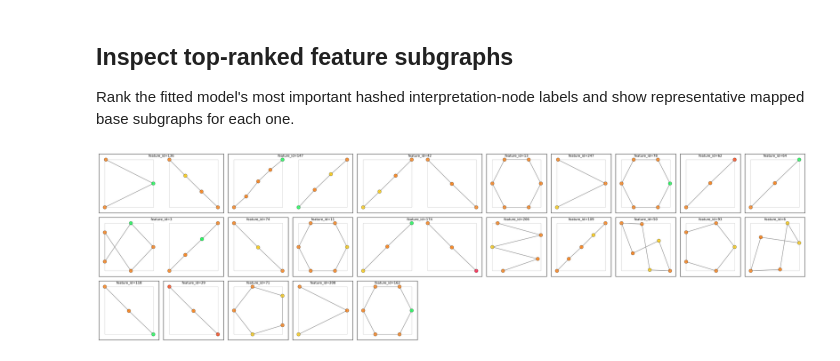
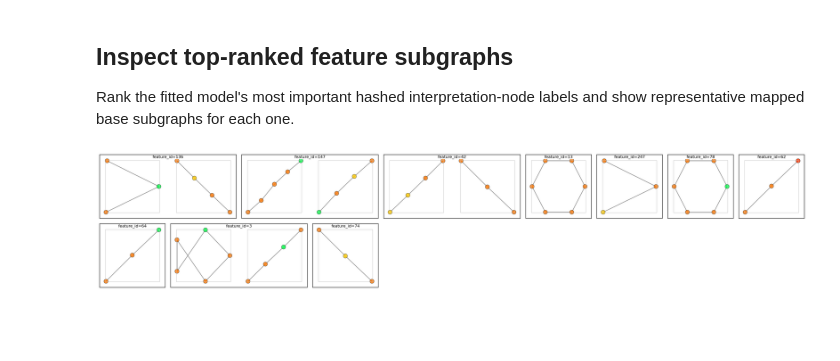
Before and after one commit to fabriziocosta/abstractgraph-ml, a Jupyter notebook: notebooks/examples/example_importance_feature_analysis.ipynb, the cells around one changed output. Drawn from its saved outputs; the diff is of its cells as text; code cells hidden in the pictures; blank space fills up the shorter version.

```diff
--- a/notebooks/examples/example_importance_feature_analysis.ipynb
+++ b/notebooks/examples/example_importance_feature_analysis.ipynb
@@ -223,12 +223,12 @@ Rank the fitted model's most important hashed interpretation-node labels and sho
 # %%
 from abstractgraph_ml.importance import display_topk_feature_subgraphs
 
 _ = display_topk_feature_subgraphs(
     graphs_tr,  # Training graphs used to recover subgraphs for important features.
     graph_estimator,  # Fitted estimator that provides the feature ranking.
-    top_k_features=8,  # Number of top-ranked features to inspect.
+    top_k_features=10,  # Number of top-ranked features to inspect.
     n_graphs_per_line=10,  # Number of subgraph cells per display row.
-    size=(2.2, 2.2),  # Size of each subgraph cell in inches.
+    size=(2.0, 2.0),  # Size of each subgraph cell in inches.
 )
 # %% [output]
-[figure, old version]
+[figure, new version]
```
